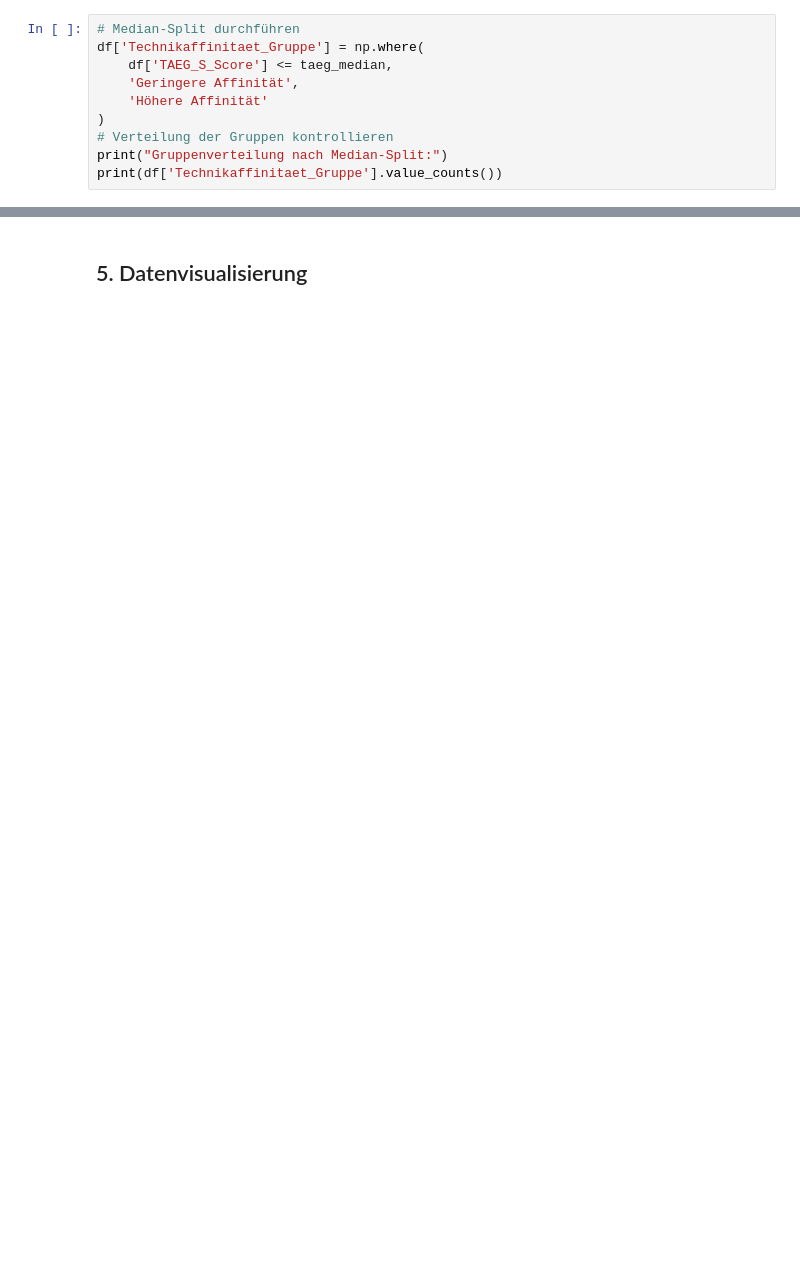
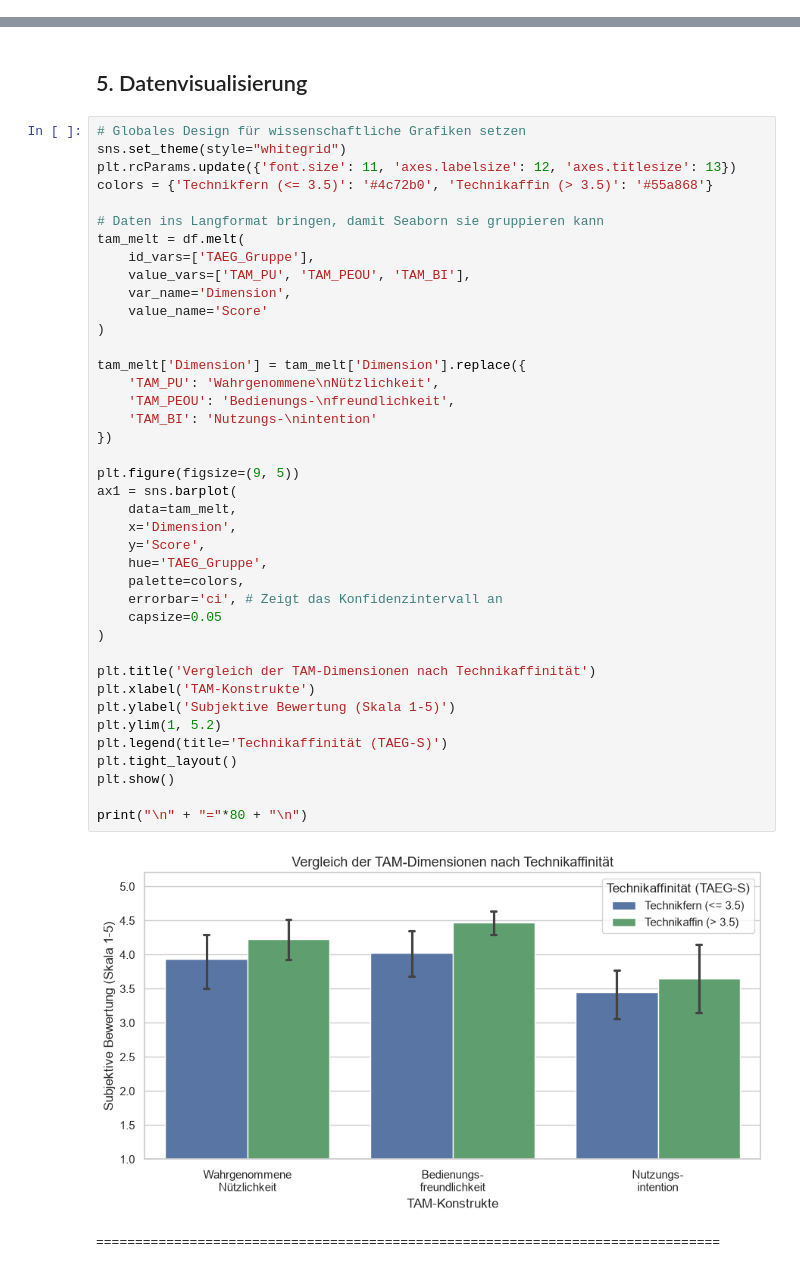
Before and after one commit to fuerstfabian/Analysis-Usability-Acceptance-CtxCommerce, a Jupyter notebook: notebooks/evaluation_analysis.ipynb, the cells around one changed output, grey strips where cells are left out. Drawn from its saved outputs; the diff is of its cells as text; blank space fills up the shorter version.

Commit message:
Sub group analysis and visualization

```diff
--- a/notebooks/evaluation_analysis.ipynb
+++ b/notebooks/evaluation_analysis.ipynb
@@ -322,10 +308,0 @@ Standardabweichung (s): 0.54
-# %%
-# Median-Split durchführen
-df['Technikaffinitaet_Gruppe'] = np.where(
-    df['TAEG_S_Score'] <= taeg_median,
-    'Geringere Affinität',
-    'Höhere Affinität'
-)
-# Verteilung der Gruppen kontrollieren
-print("Gruppenverteilung nach Median-Split:")
-print(df['Technikaffinitaet_Gruppe'].value_counts())
@@ -349,2 +384,45 @@ Die geringe Unausgeglichenheit zwischen den Gruppengrößen ($31$ vs. $26$) ist
 # %% [markdown]
 ## 5. Datenvisualisierung
+# %%
+# Globales Design für wissenschaftliche Grafiken setzen
+sns.set_theme(style="whitegrid")
+plt.rcParams.update({'font.size': 11, 'axes.labelsize': 12, 'axes.titlesize': 13})
+colors = {'Technikfern (<= 3.5)': '#4c72b0', 'Technikaffin (> 3.5)': '#55a868'}
+
+# Daten ins Langformat bringen, damit Seaborn sie gruppieren kann
+tam_melt = df.melt(
+    id_vars=['TAEG_Gruppe'],
+    value_vars=['TAM_PU', 'TAM_PEOU', 'TAM_BI'],
+    var_name='Dimension',
+    value_name='Score'
+)
+
+tam_melt['Dimension'] = tam_melt['Dimension'].replace({
+    'TAM_PU': 'Wahrgenommene\nNützlichkeit',
+    'TAM_PEOU': 'Bedienungs-\nfreundlichkeit',
+    'TAM_BI': 'Nutzungs-\nintention'
+})
+
+plt.figure(figsize=(9, 5))
+ax1 = sns.barplot(
+    data=tam_melt,
+    x='Dimension',
+    y='Score',
+    hue='TAEG_Gruppe',
+    palette=colors,
+    errorbar='ci', # Zeigt das Konfidenzintervall an
+    capsize=0.05
+)
+
+plt.title('Vergleich der TAM-Dimensionen nach Technikaffinität')
+plt.xlabel('TAM-Konstrukte')
+plt.ylabel('Subjektive Bewertung (Skala 1-5)')
+plt.ylim(1, 5.2)
+plt.legend(title='Technikaffinität (TAEG-S)')
+plt.tight_layout()
+plt.show()
+
+print("\n" + "="*80 + "\n")
+# %% [output]
+[figure, added]
+================================================================================
```
Also changed, not shown: parts of 8 cells of this notebook, 1 other file.
